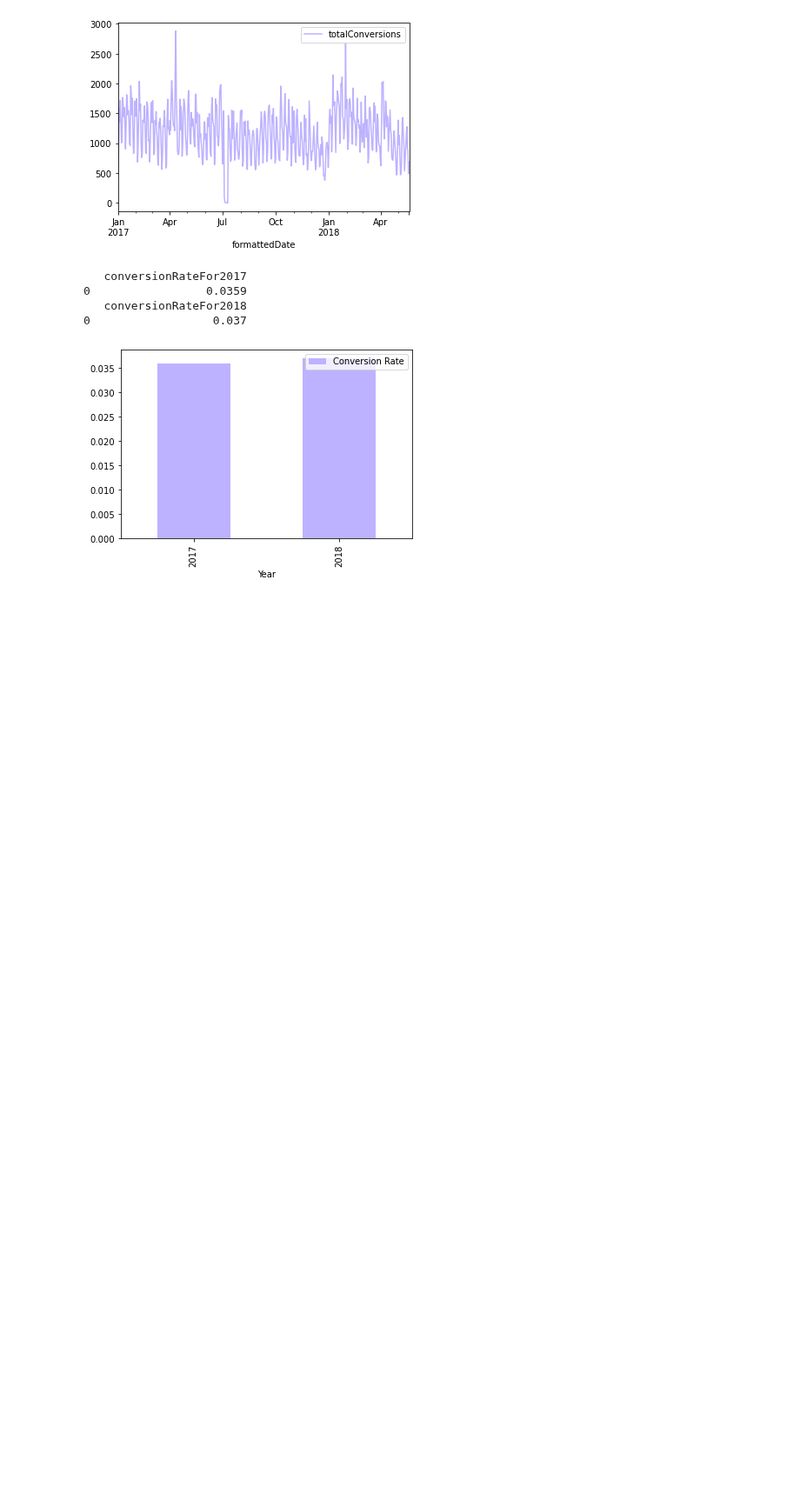
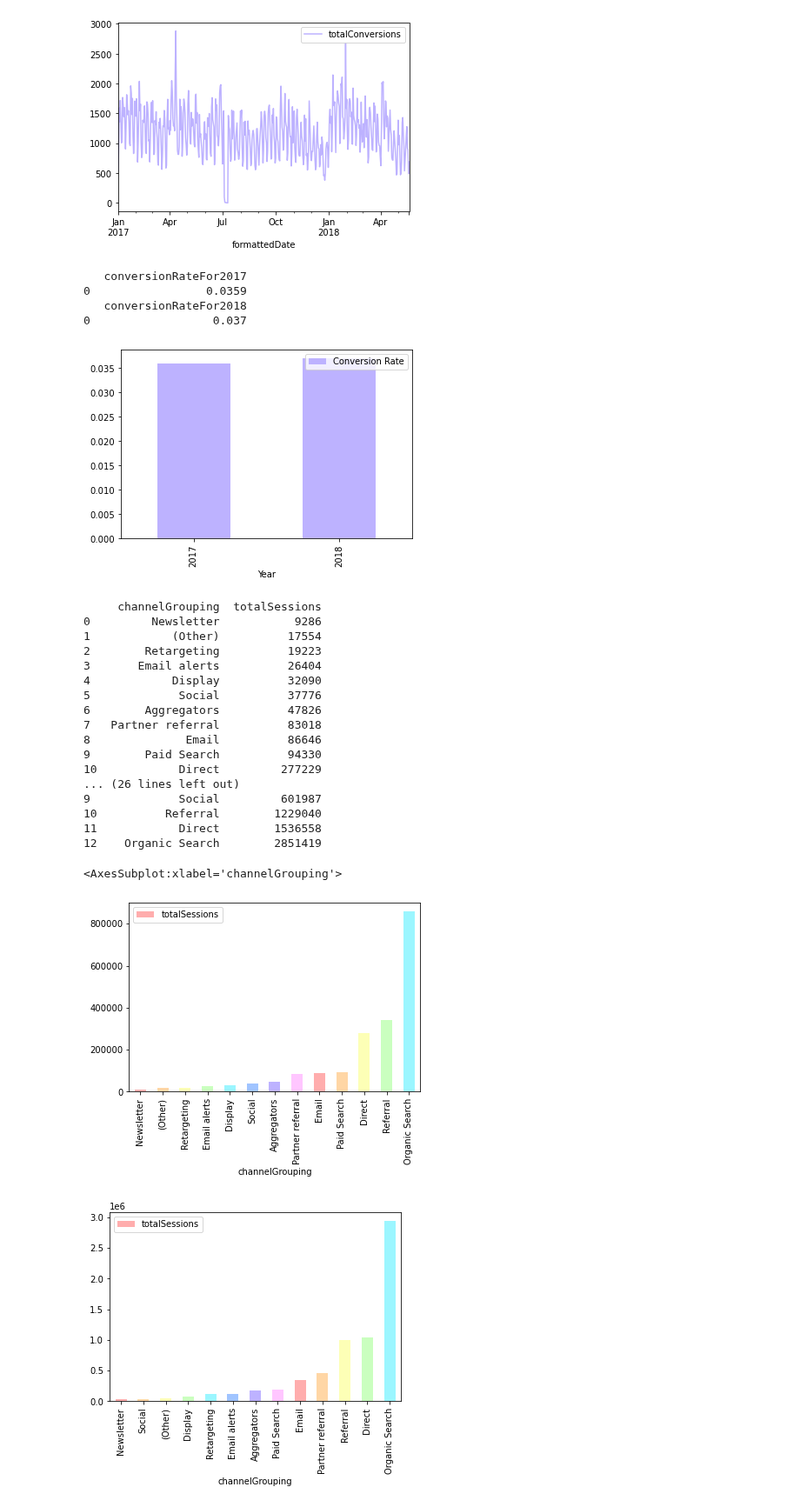
Before and after one commit to Coletterbox/More-BigQuery-with-Python, a Jupyter notebook: dashboardDraft.ipynb, the cells around one changed output. Shown at 87% size. Cells and saved outputs as stored; diff of their text form; code cells hidden in the pictures; blank space fills up the shorter version.

```diff
--- a/dashboardDraft.ipynb
+++ b/dashboardDraft.ipynb
@@ -261,3 +263,51 @@ plot.show(block=True)
    conversionRateFor2018
 0                  0.037
 [figure]
+# %%
+numberOfSessionsPerChannelGroupingForTablet = """
+    SELECT channelGrouping, SUM(sessions) as totalSessions
+    FROM apprenticeship-299321.sample_data.datatable
+    WHERE deviceCategory="tablet"
+    GROUP BY deviceCategory, channelGrouping
+    ORDER BY totalSessions
+"""
+runQuery(numberOfSessionsPerChannelGroupingForTablet).plot.bar(x='channelGrouping', y='totalSessions', color=rainbowArray)
+
+numberOfSessionsPerChannelGroupingForDesktop = """
+    SELECT channelGrouping, SUM(sessions) as totalSessions
+    FROM apprenticeship-299321.sample_data.datatable
+    WHERE deviceCategory="desktop"
+    GROUP BY deviceCategory, channelGrouping
+    ORDER BY totalSessions
+"""
+runQuery(numberOfSessionsPerChannelGroupingForDesktop).plot.bar(x='channelGrouping', y='totalSessions', color=rainbowArray)
+
+numberOfSessionsPerChannelGroupingForMobile = """
+    SELECT channelGrouping, SUM(sessions) as totalSessions
+    FROM apprenticeship-299321.sample_data.datatable
+    WHERE deviceCategory="mobile"
+    GROUP BY deviceCategory, channelGrouping
+    ORDER BY totalSessions
+"""
+runQuery(numberOfSessionsPerChannelGroupingForMobile).plot.bar(x='channelGrouping', y='totalSessions', color=rainbowArray)
+# %% [output]
+     channelGrouping  totalSessions
+0         Newsletter           9286
+1            (Other)          17554
+2        Retargeting          19223
+3       Email alerts          26404
+4            Display          32090
+5             Social          37776
+6        Aggregators          47826
+7   Partner referral          83018
+8              Email          86646
+9        Paid Search          94330
+10            Direct         277229
+... (26 lines left out)
+9             Social         601987
+10          Referral        1229040
+11            Direct        1536558
+12    Organic Search        2851419
+<AxesSubplot:xlabel='channelGrouping'>
+[figure, added]
+[figure, added]
```
Also changed, not shown: parts of 2 cells of this notebook, 1 other file.
